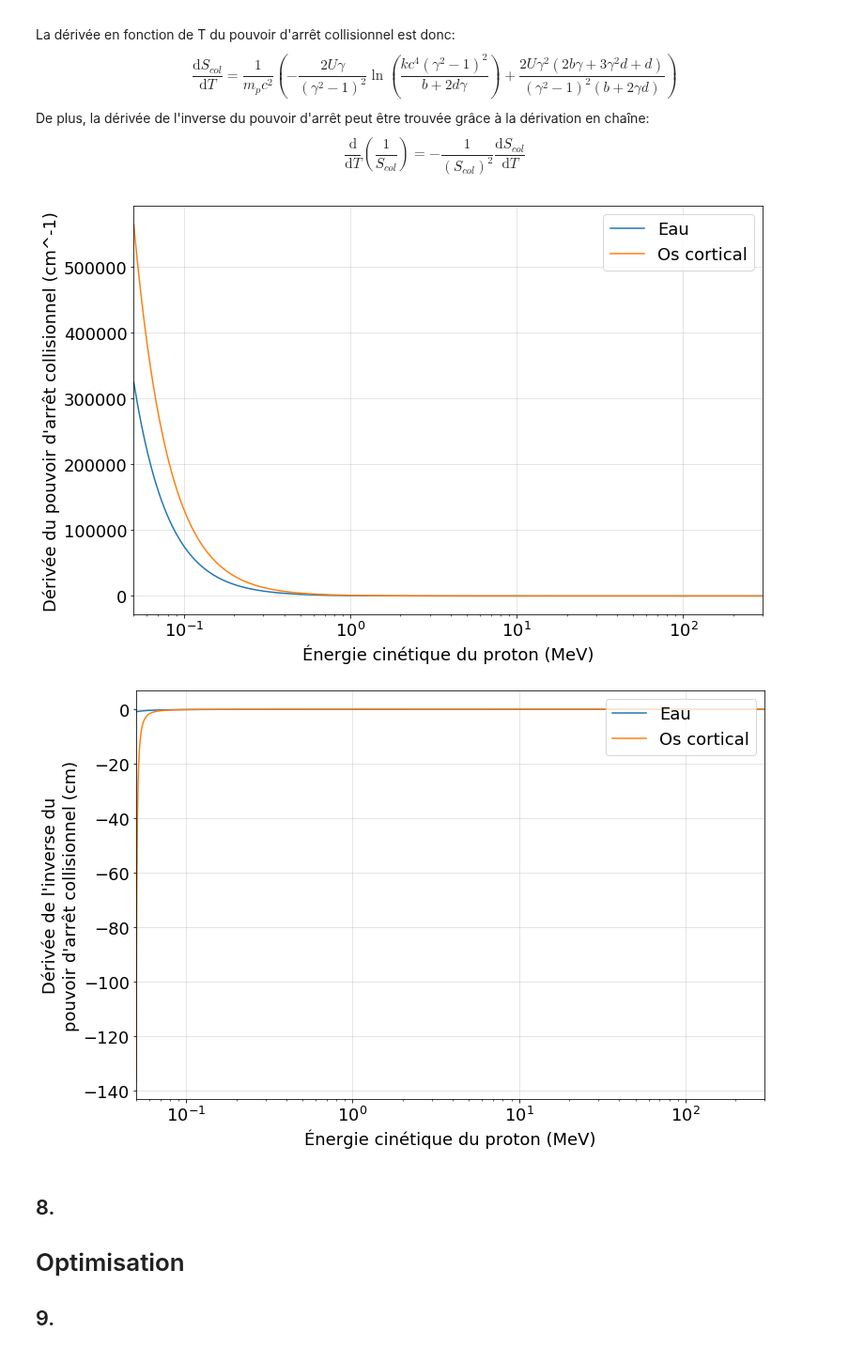
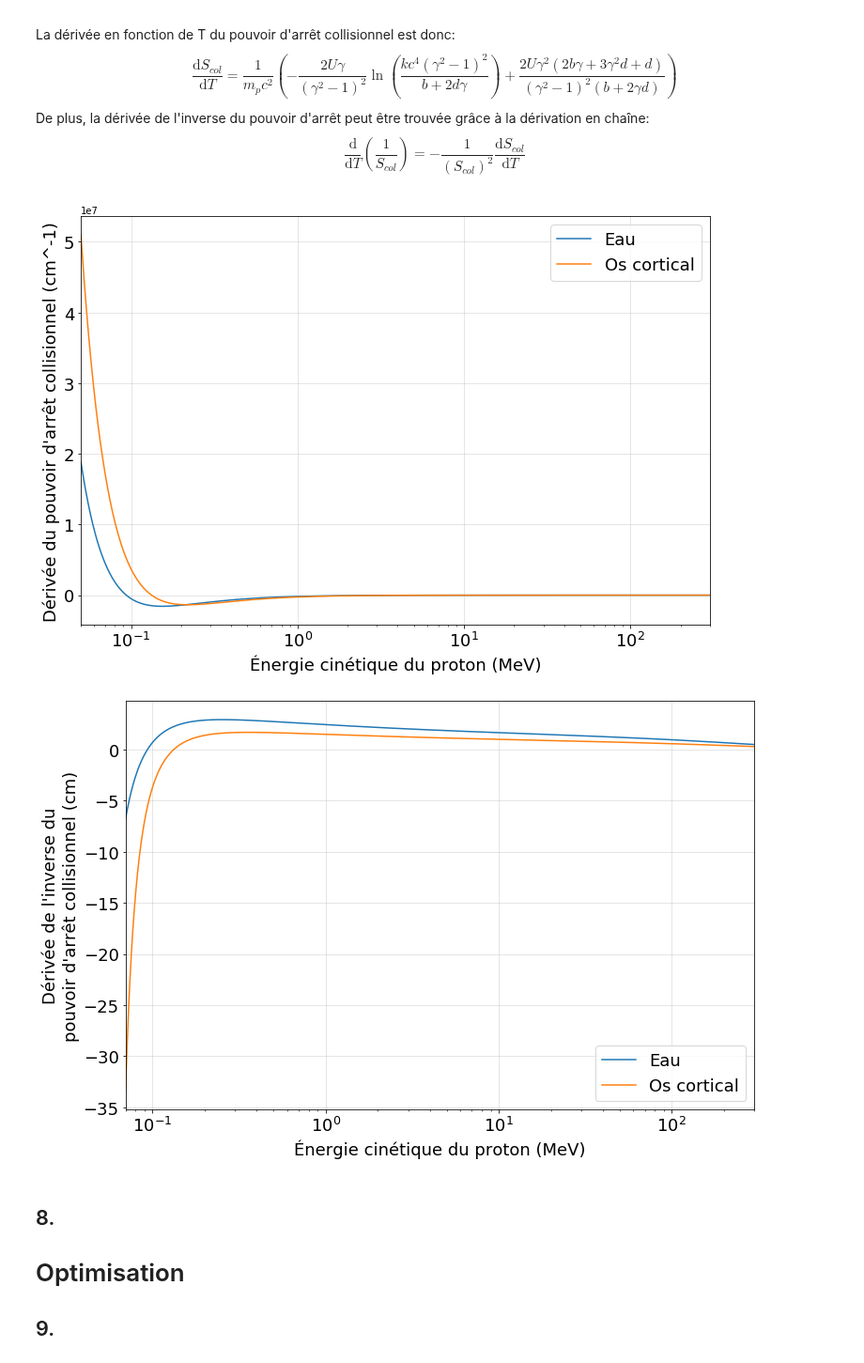
Before and after one commit to gahem1/Physique_Numerique, a Jupyter notebook: TP1_Gabriel_Hemond_Meriem_Khalfoun.ipynb, the cells around one changed output. Shown at 94% size. Saved outputs shown, nothing was run; the diff lists cells and outputs as text; code cells hidden in the pictures.

```diff
--- a/TP1_Gabriel_Hemond_Meriem_Khalfoun.ipynb
+++ b/TP1_Gabriel_Hemond_Meriem_Khalfoun.ipynb
@@ -61,11 +61,11 @@ import matplotlib.pyplot as plt
 import numpy as np
 
 
-def pouvoir(energie, dens, re, me):
+def pouvoir(energie, dens, re, me, mp):
     '''Approximation du pouvoir d'arrêt en fonction de l'énergie cinétique'''
-    Scol = lambda T : (2 * np.pi * re ** 2 * me * dens / (1 - 1 / (T / mp + 1) ** 2)) * (np.log(2 * me * (1 - 1 / \
-                        (T / mp + 1) ** 2) * (T / mp + 1) ** 2 * ((2 * me * ((T / mp + 1) ** 2 - 1)) / (1 + 2 * (T / \
-                            mp + 1) * me / mp + (me / mp) ** 2)) / energie ** 2) - 2 * (1 - 1 / (T / mp + 1) ** 2))
+    Scol = lambda T : (2 * np.pi * re ** 2 * me * dens) * (np.log(2 * me * (1 - 1 / (T / mp + 1) ** 2) * (T / mp + 1) ** 2 *\
+                        ((2 * me * ((T / mp + 1) ** 2 - 1)) / (1 + 2 * (T / mp + 1) * me / mp + (me / mp) ** 2)) /\
+                            energie ** 2) / (1 - 1 / (T / mp + 1) ** 2) - 2)
     return Scol
 
 
@@ -75,8 +75,8 @@ mp = 938  # Masse classique du proton multipliée par c^2 (MeV)
 energie_eau = 75 * 10 ** -6  # Énergies d'excitation moyenne (MeV)
 energie_os = 106.4 * 10 ** -6
 
-Scol_eau = np.vectorize(pouvoir(energie_eau, densite_elec_eau, re, me))
-Scol_os = np.vectorize(pouvoir(energie_os, densite_elec_os, re, me))
+Scol_eau = np.vectorize(pouvoir(energie_eau, densite_elec_eau, re, me, mp))
+Scol_os = np.vectorize(pouvoir(energie_os, densite_elec_os, re, me, mp))
 
 axis = np.linspace(0.05, 1, 2000)
 axis = np.append(axis, np.linspace(1.01, 30, 2000))
@@ -198,49 +199,50 @@ $$\frac{\text{d}S_{col}}{\text{d}T} = \frac{1}{m_pc^2}\left(-\frac{2U\gamma}{(\g
 De plus, la dérivée de l'inverse du pouvoir d'arrêt peut être trouvée grâce à la dérivation en chaîne:
 $$\frac{\text{d}}{\text{d}T}\left(\frac{1}{S_{col}}\right)=-\frac{1}{(S_{col})^2}\frac{\text{d}S_{col}}{\text{d}T}$$
 # %%
-def Sprime(U, I, mp, me, b, d):
-    Scolp = lambda T : 2 * U * (((T / mp + 1) ** 2 * (2 * b * (T / mp + 1) + 3 * d * (T / mp + 1) ** 2 + d) / \
-                        (b + 2 * d * (T / mp + 1))) - ((T / mp + 1) * np.log(2 * me * (((T / mp + 1) ** 2 - 1) ** 2) / \
-                            (b + 2 * d * (T / mp + 1))))) / (((T / mp + 1) ** 2 - 1) ** 2 * mp)
+def Sprime(energie, dens, re, me, mp):
+    Scolp = lambda T : 4 * np.pi * re ** 2 * me * dens * ((T / mp + 1) ** 2 * (2 * (T / mp + 1) + 2 * (T / mp + 1) * \
+                        (me / mp) ** 2 + 3 * me * (T / mp + 1) ** 2 / mp + me / mp) / (1 + (me / mp) ** 2 + 2 * me * \
+                            (T / mp + 1) ** 2 / mp) - (T / mp + 1) * np.log(2 * me * (1 - 1 / (T / mp + 1) ** 2) * \
+                                (T / mp + 1) ** 2 * ((2 * me * ((T / mp + 1) ** 2 - 1)) / (1 + 2 * (T / mp + 1) * \
+                                    me / mp + (me / mp) ** 2)) / energie ** 2)) / ((T / mp + 1) ** 2 - 1) ** 2
     return Scolp
 
 
-U_eau = 2 * np.pi * re ** 2 * me * densite_elec_eau
-U_os = 2 * np.pi * re ** 2 * me * densite_elec_os
-d = me / mp
-b = 1 + d ** 2
-
-Sprime_eau = np.vectorize(Sprime(U_eau, energie_eau, mp, me, b, d))
-Sprime_os = np.vectorize(Sprime(U_os, energie_os, mp, me, b, d))
+Sprime_eau = np.vectorize(Sprime(energie_eau, densite_elec_eau, re, me, mp))
+Sprime_os = np.vectorize(Sprime(energie_os, densite_elec_os, re, me, mp))
 Sprime_inv_eau = lambda T : -1 * Sprime_eau(T) / (Scol_eau(T)) ** 2
 Sprime_inv_os = lambda T : -1 * Sprime_os(T) / (Scol_os(T)) ** 2
 
-axis = np.linspace(0.05, 1, 2000)
-axis = np.append(axis, np.linspace(1.01, 30, 2000))
-axis = np.append(axis, np.linspace(30.01, 10 ** 4, 1000))
+axis1 = np.linspace(0.05, 1, 2000)
+axis1 = np.append(axis1, np.linspace(1.01, 30, 2000))
+axis1 = np.append(axis1, np.linspace(30.01, 10 ** 4, 1000))
 plt.figure(figsize=(12, 8))
-plt.plot(axis, Sprime_eau(axis) , axis, Sprime_os(axis))
+plt.plot(axis1, Sprime_eau(axis1) , axis1, Sprime_os(axis1))
 plt.legend(('Eau', 'Os cortical'), loc='upper right', fontsize=18)
 plt.xlabel('Énergie cinétique du proton (MeV)', fontsize=18)
 plt.ylabel("Dérivée du pouvoir d'arrêt collisionnel (cm^-1)", fontsize=18)
 plt.xlim(0.05, 300)
 plt.xticks(fontsize=18)
 plt.yticks(fontsize=18)
 plt.xscale('log')
 plt.grid('on', alpha=0.4)
+
+axis2 = np.linspace(0.07, 1, 2000)
+axis2 = np.append(axis2, np.linspace(1.01, 30, 2000))
+axis2 = np.append(axis2, np.linspace(30.01, 10 ** 4, 1000))
 plt.figure(figsize=(12, 8))
-plt.plot(axis, Sprime_inv_eau(axis) , axis, Sprime_inv_os(axis))
-plt.legend(('Eau', 'Os cortical'), loc='upper right', fontsize=18)
+plt.plot(axis2, Sprime_inv_eau(axis2) , axis2, Sprime_inv_os(axis2))
+plt.legend(('Eau', 'Os cortical'), loc='lower right', fontsize=18)
 plt.xlabel('Énergie cinétique du proton (MeV)', fontsize=18)
 plt.ylabel("Dérivée de l'inverse du\npouvoir d'arrêt collisionnel (cm)", fontsize=18)
-plt.xlim(0.05, 300)
+plt.xlim(0.07, 300)
 plt.xticks(fontsize=18)
 plt.yticks(fontsize=18)
 plt.xscale('log')
 plt.grid('on', alpha=0.4)
 # %% [output]
-[figure, old version]
+[figure, new version]
-[figure, old version]
+[figure, new version]
 # %% [markdown]
 ## 8.
 
```
Also changed, not shown: parts of 4 cells of this notebook.
